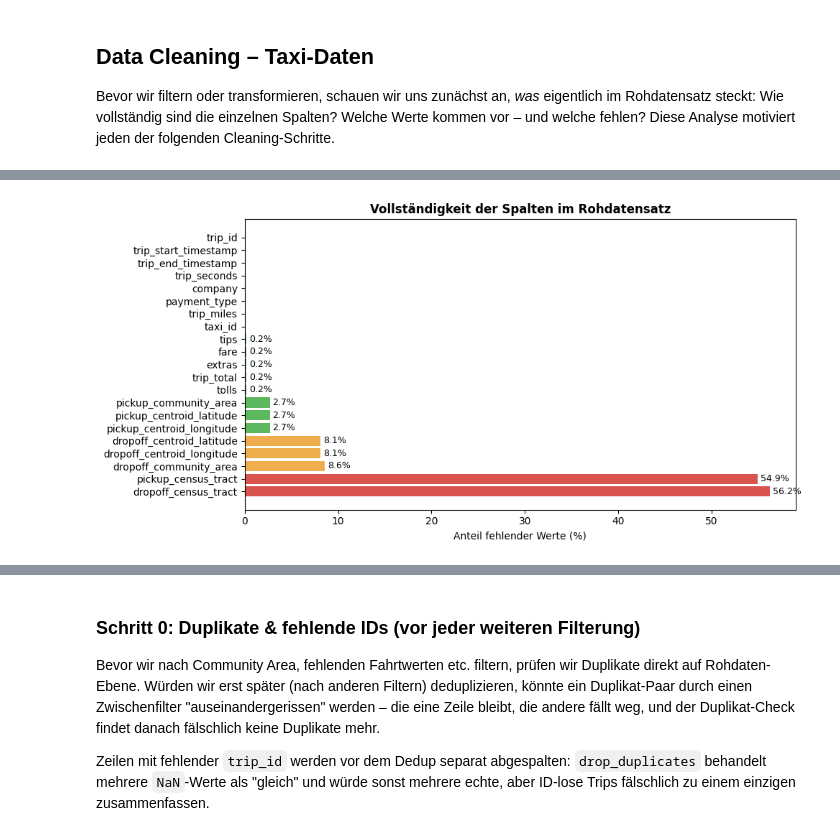
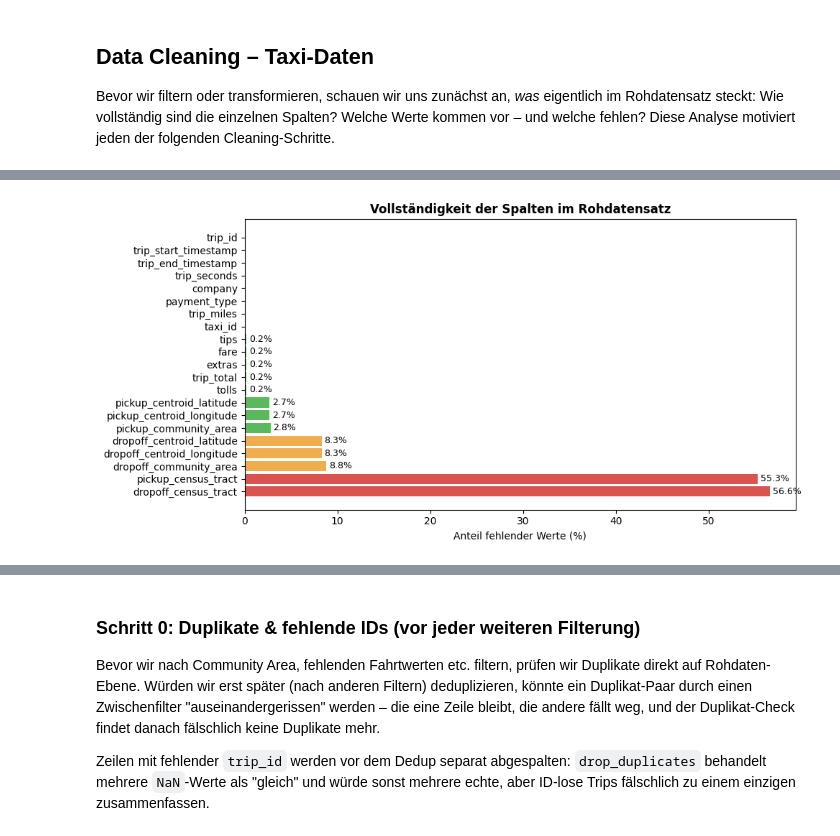
Before and after one commit to nbringew/AAA_Team_1, a Jupyter notebook: notebooks/00_data_loading.ipynb, the cells around one changed output, grey strips where cells are left out. Cells and saved outputs as stored; diff of their text form; code cells hidden in the pictures.

```diff
--- a/notebooks/00_data_loading.ipynb
+++ b/notebooks/00_data_loading.ipynb
@@ -270,21 +294,73 @@ import pandas as pd
 import matplotlib.pyplot as plt
 import numpy as np
 
-CSV_PATH    = '../data/chicago_taxi_2025.csv'
-OUT_PARQUET = '../data/chicago_taxi_2025_clean.parquet'
+CSV_PATHS = [
+    '../data/chicago_taxi_2024.csv',
+    '../data/chicago_taxi_2025.csv',
+    '../data/chicago_taxi_2026_h1.csv',
+]
+OUT_PARQUET = '../data/chicago_taxi_2024_2026_clean.parquet'
+
+# Datenstand: das Portal enthält Daten ab 2024-01-01; ab Juni 2026 sind die
+# Trips noch unvollständig (Reporting-Lag) → hartes Enddatum 2026-06-01 (exkl.).
+DATA_START    = pd.Timestamp('2024-01-01')
+DATA_END_EXCL = pd.Timestamp('2026-06-01')
+
+# taxi_id ist ein 128-Zeichen-Hex-Hash, trip_id ein 40-Zeichen-Hash – über die
+# ~17 Mio. Zeilen aller drei Jahre ist das mit dem pandas-Default (object)
+# mehrere GB allein für diese zwei Spalten. taxi_id wiederholt sich pro Taxi
+# tausendfach → category spart hier am meisten. Money-/Distanz-Spalten brauchen
+# keine float64-Präzision, float32 genügt und halbiert deren Speicherbedarf.
+DTYPES = {
+    'taxi_id':                    'category',
+    'payment_type':                'category',
+    'company':                     'category',
+    'trip_seconds':                'float32',
+    'trip_miles':                  'float32',
+    'pickup_census_tract':         'float32',
+    'dropoff_census_tract':        'float32',
+    'pickup_community_area':       'float32',
+    'dropoff_community_area':      'float32',
+    'fare':                        'float32',
+    'tips':                        'float32',
+    'tolls':                       'float32',
+    'extras':                      'float32',
+    'trip_total':                  'float32',
+    'pickup_centroid_latitude':    'float32',
+    'pickup_centroid_longitude':   'float32',
+    'dropoff_centroid_latitude':   'float32',
+    'dropoff_centroid_longitude':  'float32',
+}
 
 # ── Laden ─────────────────────────────────────────────────────────────────────
-df = pd.read_csv(CSV_PATH, low_memory=False)
-df['trip_start_timestamp'] = pd.to_datetime(df['trip_start_timestamp'], errors='coerce')
-df['trip_end_timestamp']   = pd.to_datetime(df['trip_end_timestamp'],   errors='coerce')
-df = df[df['trip_start_timestamp'].dt.year == 2025].copy()
+# Jede Datei wird einzeln geladen, per dtype-Vorgabe direkt verschlankt und auf
+# den Datumsbereich gefiltert, bevor sie zur nächsten dazukommt. So müssen nie
+# alle drei Rohdateien gleichzeitig unkomprimiert im Speicher liegen – bei
+# begrenztem RAM sonst ein Risiko für Swapping/Hängenbleiben.
+# trip_start/end_timestamp bewusst NICHT über read_csv(parse_dates=...) parsen:
+# einzelne Zeilen enthalten nur ein Datum ohne Uhrzeit (z. B. "2026-03-26"),
+# was den read_csv-Parser dazu bringt, die gesamte Spalte auf object
+# zurückfallen zu lassen. pd.to_datetime(..., errors='coerce') danach
+# handhabt diesen Formatmix zuverlässig.
+parts = []
+for p in CSV_PATHS:
+    part = pd.read_csv(p, dtype=DTYPES, low_memory=False)
+    part['trip_start_timestamp'] = pd.to_datetime(part['trip_start_timestamp'], errors='coerce')
+    part['trip_end_timestamp']   = pd.to_datetime(part['trip_end_timestamp'],   errors='coerce')
+    part = part[(part['trip_start_timestamp'] >= DATA_START) &
+                (part['trip_start_timestamp'] <  DATA_END_EXCL)]
+    parts.append(part)
+
+df = pd.concat(parts, ignore_index=True)
+del parts
 
 # Rohdatensatz-Größe merken – wird unten für die dynamische Zusammenfassung gebraucht,
 # damit die Zahlen nie wieder von der tatsächlichen Pipeline abweichen können.
 raw_rows, raw_cols = df.shape
 cleaning_log = []
 
-print(f"Rohdatensatz: {len(df):,} Zeilen × {df.shape[1]} Spalten\n")
+print(f"Rohdatensatz: {len(df):,} Zeilen × {df.shape[1]} Spalten "
+      f"({df['trip_start_timestamp'].min():%Y-%m-%d} bis {df['trip_start_timestamp'].max():%Y-%m-%d})\n")
 
 # ── Null-Werte pro Spalte ─────────────────────────────────────────────────────
 null_counts = df.isnull().sum()
@@ -329,3 +405,3 @@ trip_end_timestamp                 128         0.0        100.0
 trip_start_timestamp                 0         0.0        100.0
 trip_id                              0         0.0        100.0
-[figure, old version]
+[figure, new version]
```
Also changed, not shown: parts of 19 cells of this notebook, 5 other files.
